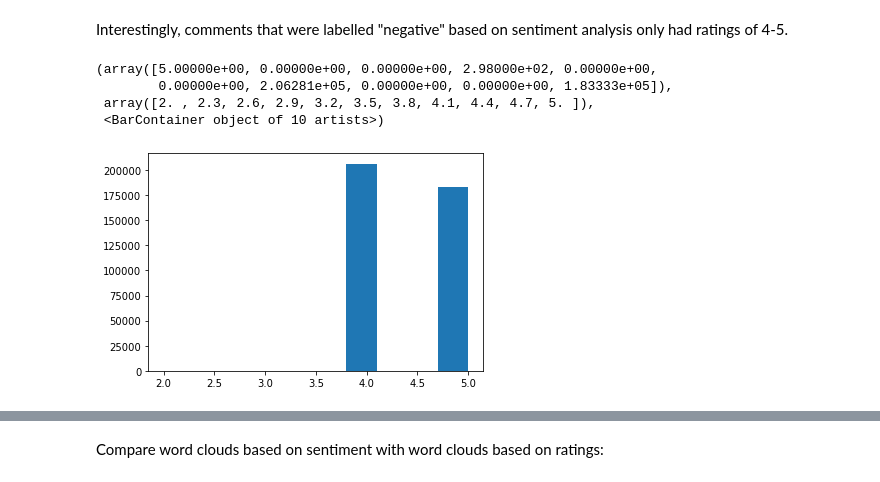
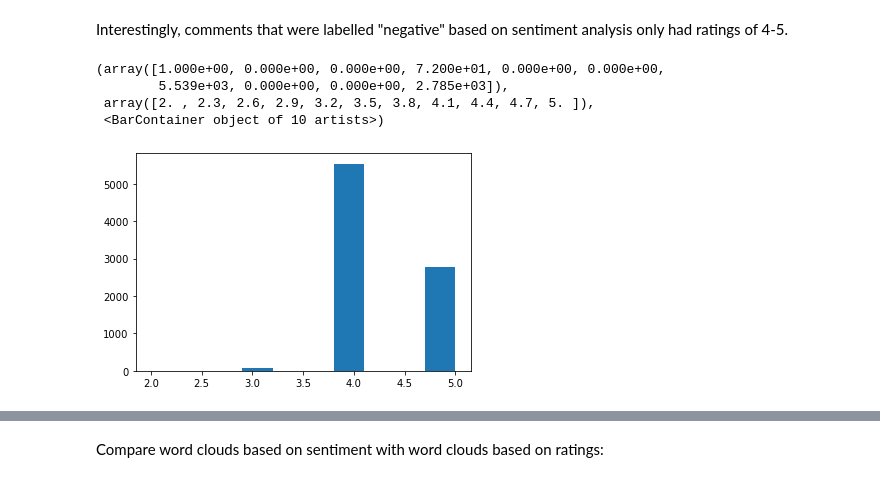
Before and after one commit to eruse7873/final_cabd, a Jupyter notebook: CABD_FinalProject.ipynb, the cells around one changed output, grey strips where cells are left out. Drawn from its saved outputs; the diff is of its cells as text; code cells hidden in the pictures.

```diff
--- a/CABD_FinalProject.ipynb
+++ b/CABD_FinalProject.ipynb
@@ -198,0 +195,36 @@ data['neutral']=neu
+# %%
+#recipe_df has the AVERAGE polarity scores for each recipe
+recipe_df=pd.DataFrame(data.groupby('recipe_id').mean())
+recipe_df=recipe_df.reset_index()
+recipe_df=recipe_df[['recipe_id','num_ingredients','negative_polarity_score','positive_polarity_score','neutral_polarity_score','rating']]
+recipe_df['replyCount']=np.array(data.groupby('recipe_id').sum().replyCount)
+# %%
+comment_count_df=pd.DataFrame(data['recipe_id'].value_counts())
+comment_count_df=comment_count_df.rename(columns={"recipe_id": "comment_count"})
+comment_count_df.index.name='recipe_id'
+
+comment_count_df=comment_count_df.reset_index()
+
+recipe_df=recipe_df.join(comment_count_df.set_index('recipe_id'), on='recipe_id', how='left')
+# %%
+overall_sentiment=[]
+
+positive_count=0
+neutral_count=0
+negative_count=0
+
+for recipe in range(len(recipe_df)):
+    neg_score=recipe_df.loc[recipe, 'negative_polarity_score']
+    neu_score=recipe_df.loc[recipe, 'neutral_polarity_score']
+    pos_score=recipe_df.loc[recipe, 'positive_polarity_score']
+    if max([neg_score,neu_score,pos_score]) == neg_score:
+        negative_count+=1
+        overall_sentiment.append('negative')
+    elif max([neg_score,neu_score,pos_score]) == neu_score:
+        neutral_count+=1
+        overall_sentiment.append('neutral')
+    elif max([neg_score,neu_score,pos_score]) == pos_score:
+        positive_count+=1
+        overall_sentiment.append('positive')
+# %%
+recipe_df['overall_sentiment']=overall_sentiment
@@ -274,10 +321,10 @@ plt.tight_layout(4)
 # %% [markdown]
 Interestingly, comments that were labelled "negative" based on sentiment analysis only had ratings of 4-5.
 # %%
-plt.hist(data['rating'])
+plt.hist(recipe_df['rating'])
 # %% [output]
-(array([5.00000e+00, 0.00000e+00, 0.00000e+00, 2.98000e+02, 0.00000e+00,
-        0.00000e+00, 2.06281e+05, 0.00000e+00, 0.00000e+00, 1.83333e+05]),
+(array([1.000e+00, 0.000e+00, 0.000e+00, 7.200e+01, 0.000e+00, 0.000e+00,
+        5.539e+03, 0.000e+00, 0.000e+00, 2.785e+03]),
  array([2. , 2.3, 2.6, 2.9, 3.2, 3.5, 3.8, 4.1, 4.4, 4.7, 5. ]),
  <BarContainer object of 10 artists>)
-[figure, old version]
+[figure, new version]
```
Also changed, not shown: parts of 58 cells of this notebook.
